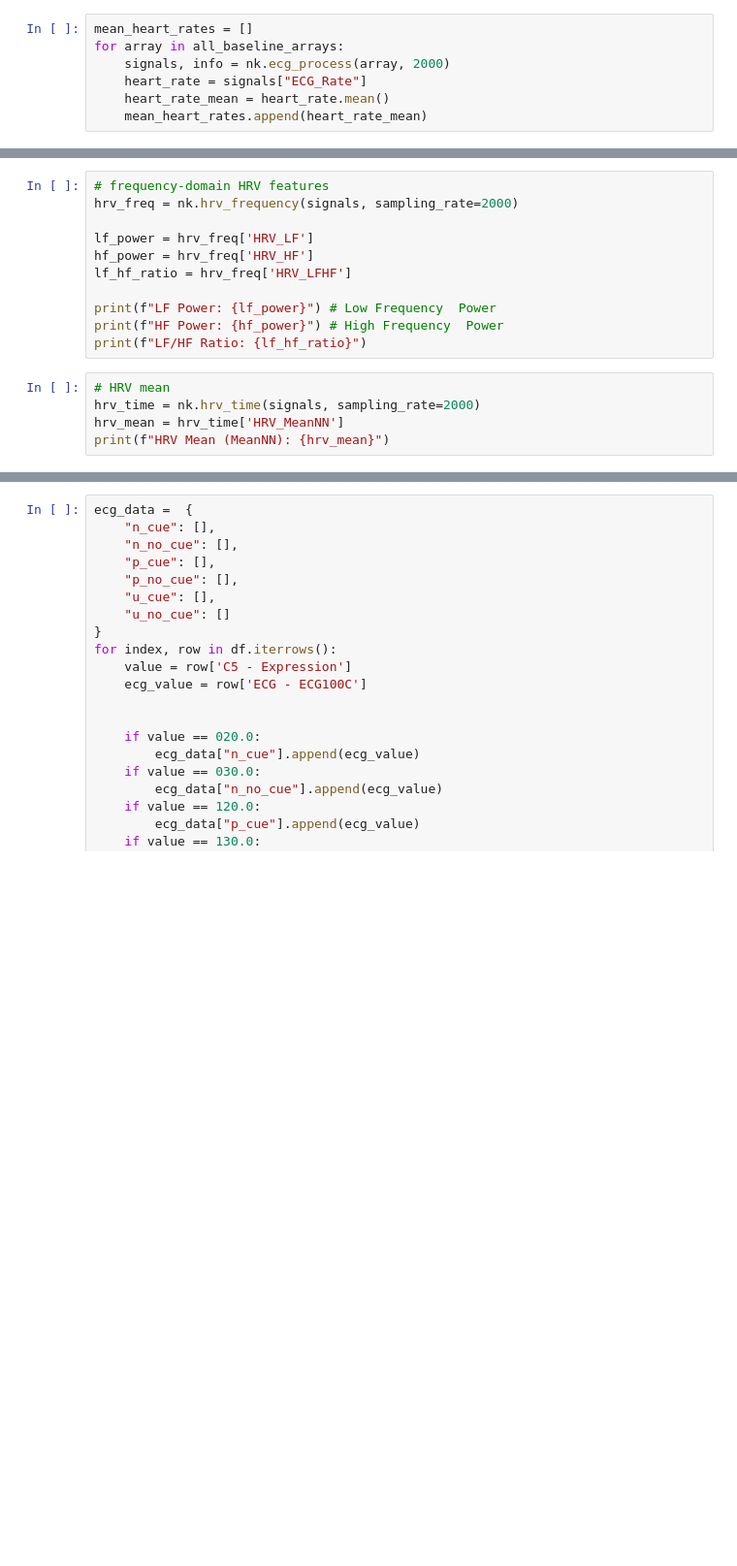
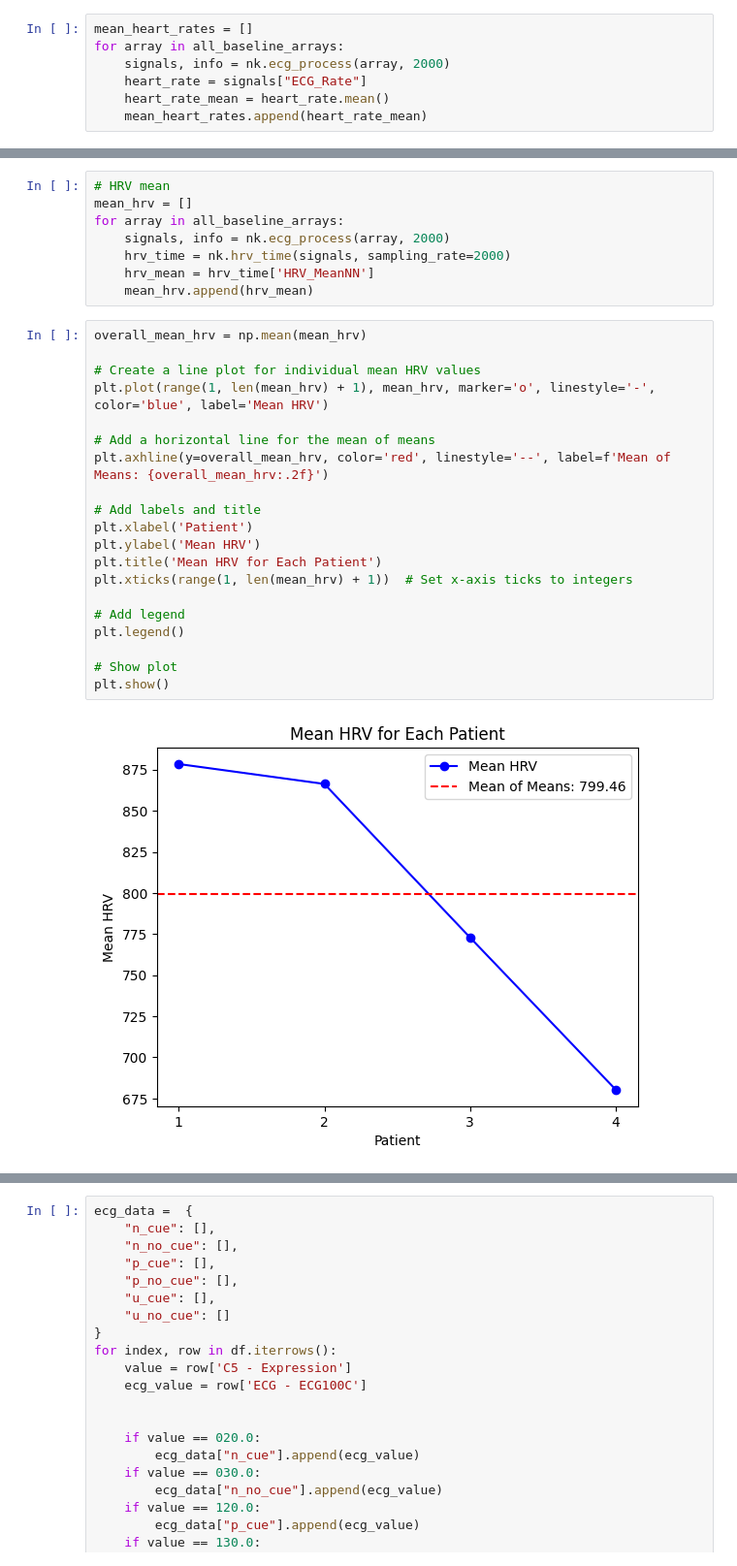
Before and after one commit to omerday/Neuroscience-of-Anxiety-Lab, a Jupyter notebook: DataAnalysis/Razy temp.ipynb, the cells around one changed output, grey strips where cells are left out. Shown at 97% size. Saved outputs shown, nothing was run; the diff lists cells and outputs as text; blank space fills up the shorter version.

Commit message:
Baseline minute

```diff
--- a/DataAnalysis/Razy temp.ipynb
+++ b/DataAnalysis/Razy temp.ipynb
@@ -152,16 +152,30 @@ plt.show()
-# %%
-# frequency-domain HRV features
-hrv_freq = nk.hrv_frequency(signals, sampling_rate=2000)
-
-lf_power = hrv_freq['HRV_LF']
-hf_power = hrv_freq['HRV_HF']
-lf_hf_ratio = hrv_freq['HRV_LFHF']
-
-print(f"LF Power: {lf_power}") # Low Frequency  Power
-print(f"HF Power: {hf_power}") # High Frequency  Power
-print(f"LF/HF Ratio: {lf_hf_ratio}")
 # %%
 # HRV mean
-hrv_time = nk.hrv_time(signals, sampling_rate=2000)
-hrv_mean = hrv_time['HRV_MeanNN']
-print(f"HRV Mean (MeanNN): {hrv_mean}")
+mean_hrv = []
+for array in all_baseline_arrays:
+    signals, info = nk.ecg_process(array, 2000)
+    hrv_time = nk.hrv_time(signals, sampling_rate=2000)
+    hrv_mean = hrv_time['HRV_MeanNN']
+    mean_hrv.append(hrv_mean)
+# %%
+overall_mean_hrv = np.mean(mean_hrv)
+
+# Create a line plot for individual mean HRV values
+plt.plot(range(1, len(mean_hrv) + 1), mean_hrv, marker='o', linestyle='-', color='blue', label='Mean HRV')
+
+# Add a horizontal line for the mean of means
+plt.axhline(y=overall_mean_hrv, color='red', linestyle='--', label=f'Mean of Means: {overall_mean_hrv:.2f}')
+
+# Add labels and title
+plt.xlabel('Patient')
+plt.ylabel('Mean HRV')
+plt.title('Mean HRV for Each Patient')
+plt.xticks(range(1, len(mean_hrv) + 1))  # Set x-axis ticks to integers
+
+# Add legend
+plt.legend()
+
+# Show plot
+plt.show()
+# %% [output]
+[figure, added]
```
Also changed, not shown: parts of 3 cells of this notebook.
